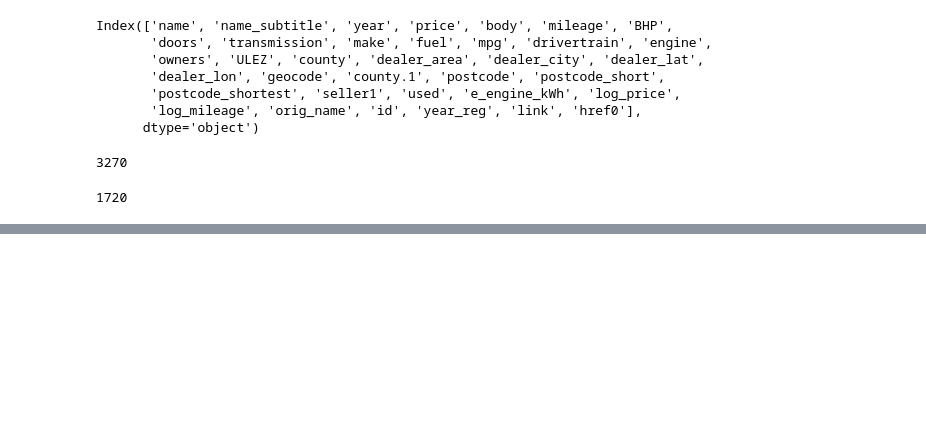
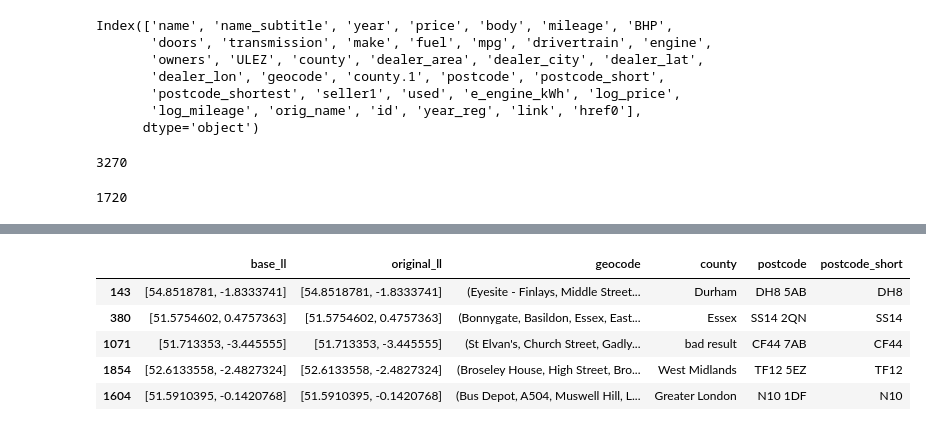
Before and after one commit to rgdavies92/used-car-value, a Jupyter notebook: 03_GeoCoding.ipynb, the cells around one changed output, grey strips where cells are left out. Drawn from its saved outputs; the diff is of its cells as text; code cells hidden in the pictures; blank space fills up the shorter version.

```diff
--- a/03_GeoCoding.ipynb
+++ b/03_GeoCoding.ipynb
@@ -250,14 +257,17 @@ tempbad
 # %%
-from urllib.request import urlopen
-import json
-def getplace(lat, lon):
-    url = "https://maps.googleapis.com/maps/api/geocode/json?key=#"
-    url += "latlng=%s,%s&sensor=false" % (lat, lon)
+# This time I use a getplace function which makes a call to the Google maps API. I've had to remove my
+# Key so it's not in the project. You can make your own for free.
+def getpostcode(lat, lon):
+    # Function takes lat and lon as input parameters and uses them and my API key to craft the url
+    url = "https://maps.googleapis.com/maps/api/geocode/json?key=YOURKEYHERE"
+    url += "&latlng=%s,%s&sensor=false" % (lat, lon)
     v = urlopen(url).read()
+    # Load the returned json
     j = json.loads(v)
+    # The json returns many different options. First I'll look through the first element for a postcode
     components = j['results'][0]['address_components']
-    country = town = county =None
-    #print(components)
+    # Initialise empty results. Use bad result again for postcode
+    country = town = county = None
     postcode = 'bad result'
     for c in components:
         if 'administrative_area_level_2' in c['types']:
@@ -269,6 +279,8 @@ def getplace(lat, lon):
         if "postal_town" in c['types']:
             town = c['long_name']
 
+    # If the postcode is still 'bad result' then the first elementof json didn't contain a postcode.
+    # Try second element of json.
     if postcode == 'bad result':
         components = j['results'][1]['address_components']
         for c in components:
@@ -278,18 +290,29 @@ def getplace(lat, lon):
                 country = c['long_name']
             if "postal_code" in c['types']:
                 postcode = c['long_name']
-    return postcode#, town, county, country
 
-print(getplace(51.1, 0.1))
+    # I've muted this function to return the postcode only as that's all I'm interested in at this stage.
+    return postcode #, town, county, country
 # %%
-tempbad['postcode2']='bad result'
-for index, row in tempbad.iterrows():
+df_base_bad['postcode']='bad result'
+# Iterate over rows in the bad postcode dataframe. For each row, run the getpostcode function and use .loc
+# to assign the returned postcode to the df_base dataframe
+for index, row in df_base_bad.iterrows():
     lat = row[1][0]
     lon = row[1][1]
     try:
-        temp.loc[index,'po'] = getplace(lat, lon)
+        df_base.loc[index,'postcode'] = getpostcode(lat, lon)
     except:
-        temp.loc[index,'po'] = ' bad result'
+        df_base.loc[index,'postcode'] = ' bad result'
+
+df_base['postcode_short']=df_base.postcode.apply(lambda x: (x[:-3]).strip())
 # %%
-temp
+df_base.sample(5)
+# %% [output]
+|  | base_ll | original_ll | geocode | county | postcode | postcode_short |
+| 143 | [54.8518781, -1.8333741] | [54.8518781, -1.8333741] | (Eyesite - Finlays, Middle Street... | Durham | DH8 5AB | DH8 |
+| 380 | [51.5754602, 0.4757363] | [51.5754602, 0.4757363] | (Bonnygate, Basildon, Essex, East... | Essex | SS14 2QN | SS14 |
+| 1071 | [51.713353, -3.445555] | [51.713353, -3.445555] | (St Elvan's, Church Street, Gadly... | bad result | CF44 7AB | CF44 |
+| 1854 | [52.6133558, -2.4827324] | [52.6133558, -2.4827324] | (Broseley House, High Street, Bro... | West Midlands | TF12 5EZ | TF12 |
+| 1604 | [51.5910395, -0.1420768] | [51.5910395, -0.1420768] | (Bus Depot, A504, Muswell Hill, L... | Greater London | N10 1DF | N10 |
 # %%
```
Also changed, not shown: parts of 48 cells of this notebook, 1 other file.
